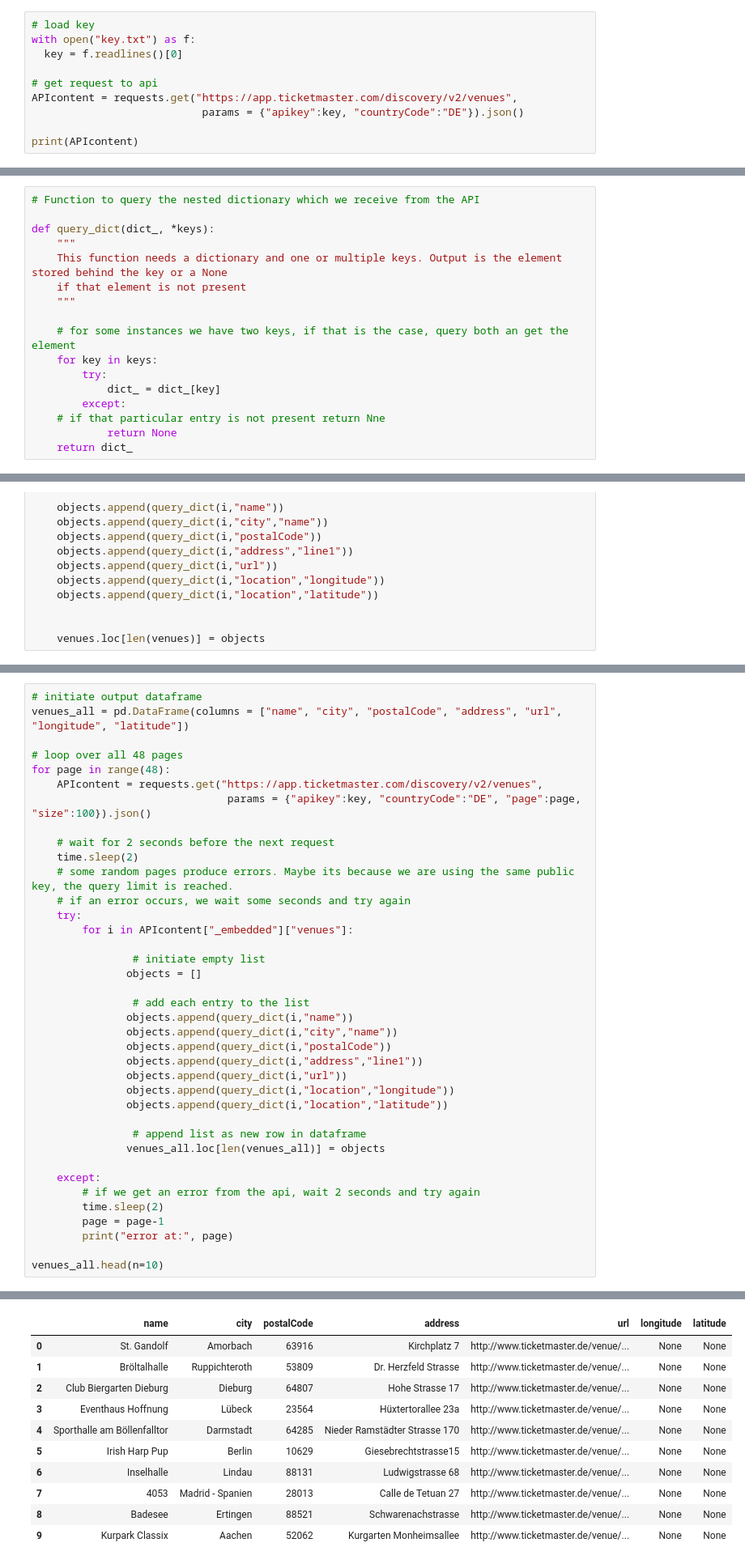
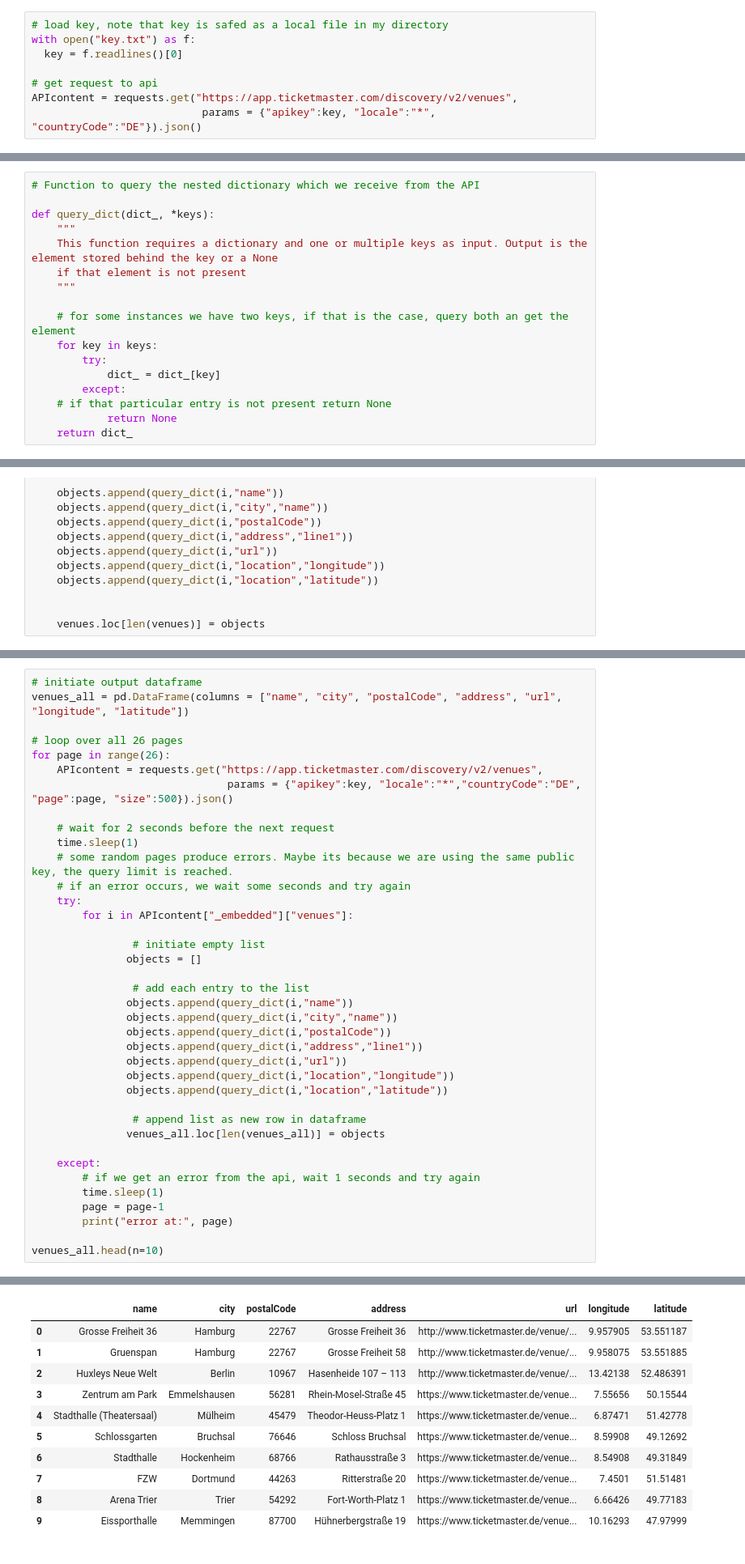
Before and after one commit to danielhinz/assignment5, a Jupyter notebook: Hinz_Daniel_Assignment_04Python.ipynb, the cells around one changed output, grey strips where cells are left out. Shown: that part at 81% size. Cells and saved outputs as stored; diff of their text form.

```diff
--- a/Hinz_Daniel_Assignment_04Python.ipynb
+++ b/Hinz_Daniel_Assignment_04Python.ipynb
@@ -20,12 +20,10 @@ import time
 # set directory
 os.chdir("D:/Dokumente/Studium/Master_DataScience/Assignment5")
 # %%
-# load key
+# load key, note that key is safed as a local file in my directory
 with open("key.txt") as f:
   key = f.readlines()[0]
 
 # get request to api
 APIcontent = requests.get("https://app.ticketmaster.com/discovery/v2/venues",
-                           params = {"apikey":key, "countryCode":"DE"}).json()
-
-print(APIcontent)
+                           params = {"apikey":key, "locale":"*", "countryCode":"DE"}).json()
@@ -40,7 +36,7 @@ print(APIcontent["page"])
 
 def query_dict(dict_, *keys):
     """
-    This function needs a dictionary and one or multiple keys. Output is the element stored behind the key or a None
+    This function requires a dictionary and one or multiple keys as input. Output is the element stored behind the key or a None
     if that element is not present
     """
 
@@ -49,7 +45,7 @@ def query_dict(dict_, *keys):
         try:
             dict_ = dict_[key]
         except:
-    # if that particular entry is not present return Nne
+    # if that particular entry is not present return None
             return None
     return dict_
 # %%
@@ -86,13 +82,13 @@ We 238 pages with 20 elements each. By setting the element size to 100, we need
 # initiate output dataframe
 venues_all = pd.DataFrame(columns = ["name", "city", "postalCode", "address", "url", "longitude", "latitude"])
 
-# loop over all 48 pages
-for page in range(48):
+# loop over all 26 pages
+for page in range(26):
     APIcontent = requests.get("https://app.ticketmaster.com/discovery/v2/venues",
-                               params = {"apikey":key, "countryCode":"DE", "page":page, "size":100}).json()
+                               params = {"apikey":key, "locale":"*","countryCode":"DE", "page":page, "size":500}).json()
 
     # wait for 2 seconds before the next request
-    time.sleep(2)
+    time.sleep(1)
     # some random pages produce errors. Maybe its because we are using the same public key, the query limit is reached.
     # if an error occurs, we wait some seconds and try again
     try:
@@ -114,8 +110,8 @@ for page in range(48):
                venues_all.loc[len(venues_all)] = objects
 
     except:
-        # if we get an error from the api, wait 2 seconds and try again
-        time.sleep(2)
+        # if we get an error from the api, wait 1 seconds and try again
+        time.sleep(1)
         page = page-1
         print("error at:", page)
 
@@ -126,14 +120,14 @@ error at: 6
 |  | name | city | postalCode | address | url | longitude | latitude |
-| 0 | St. Gandolf | Amorbach | 63916 | Kirchplatz 7 | http://www.ticketmaster.de/venue/... | None | None |
-| 1 | Bröltalhalle | Ruppichteroth | 53809 | Dr. Herzfeld Strasse | http://www.ticketmaster.de/venue/... | None | None |
-| 2 | Club Biergarten Dieburg | Dieburg | 64807 | Hohe Strasse 17 | http://www.ticketmaster.de/venue/... | None | None |
-| 3 | Eventhaus Hoffnung | Lübeck | 23564 | Hüxtertorallee 23a | http://www.ticketmaster.de/venue/... | None | None |
-| 4 | Sporthalle am Böllenfalltor | Darmstadt | 64285 | Nieder Ramstädter Strasse 170 | http://www.ticketmaster.de/venue/... | None | None |
-| 5 | Irish Harp Pup | Berlin | 10629 | Giesebrechtstrasse15 | http://www.ticketmaster.de/venue/... | None | None |
-| 6 | Inselhalle | Lindau | 88131 | Ludwigstrasse 68 | http://www.ticketmaster.de/venue/... | None | None |
-| 7 | 4053 | Madrid - Spanien | 28013 | Calle de Tetuan 27 | http://www.ticketmaster.de/venue/... | None | None |
-| 8 | Badesee | Ertingen | 88521 | Schwarenachstrasse | http://www.ticketmaster.de/venue/... | None | None |
-| 9 | Kurpark Classix | Aachen | 52062 | Kurgarten Monheimsallee | http://www.ticketmaster.de/venue/... | None | None |
+| 0 | Grosse Freiheit 36 | Hamburg | 22767 | Grosse Freiheit 36 | http://www.ticketmaster.de/venue/... | 9.957905 | 53.551187 |
+| 1 | Gruenspan | Hamburg | 22767 | Grosse Freiheit 58 | http://www.ticketmaster.de/venue/... | 9.958075 | 53.551885 |
+| 2 | Huxleys Neue Welt | Berlin | 10967 | Hasenheide 107 – 113 | http://www.ticketmaster.de/venue/... | 13.42138 | 52.486391 |
+| 3 | Zentrum am Park | Emmelshausen | 56281 | Rhein-Mosel-Straße 45 | https://www.ticketmaster.de/venue... | 7.55656 | 50.15544 |
+| 4 | Stadthalle (Theatersaal) | Mülheim | 45479 | Theodor-Heuss-Platz 1 | https://www.ticketmaster.de/venue... | 6.87471 | 51.42778 |
+| 5 | Schlossgarten | Bruchsal | 76646 | Schloss Bruchsal | https://www.ticketmaster.de/venue... | 8.59908 | 49.12692 |
+| 6 | Stadthalle | Hockenheim | 68766 | Rathausstraße 3 | https://www.ticketmaster.de/venue... | 8.54908 | 49.31849 |
+| 7 | FZW | Dortmund | 44263 | Ritterstraße 20 | https://www.ticketmaster.de/venue... | 7.4501 | 51.51481 |
+| 8 | Arena Trier | Trier | 54292 | Fort-Worth-Platz 1 | https://www.ticketmaster.de/venue... | 6.66426 | 49.77183 |
+| 9 | Eissporthalle | Memmingen | 87700 | Hühnerbergstraße 19 | https://www.ticketmaster.de/venue... | 10.16293 | 47.97999 |
 # %%
 venues_all.shape
 # %% [output]
```
Also changed, not shown: parts of 13 cells of this notebook.
